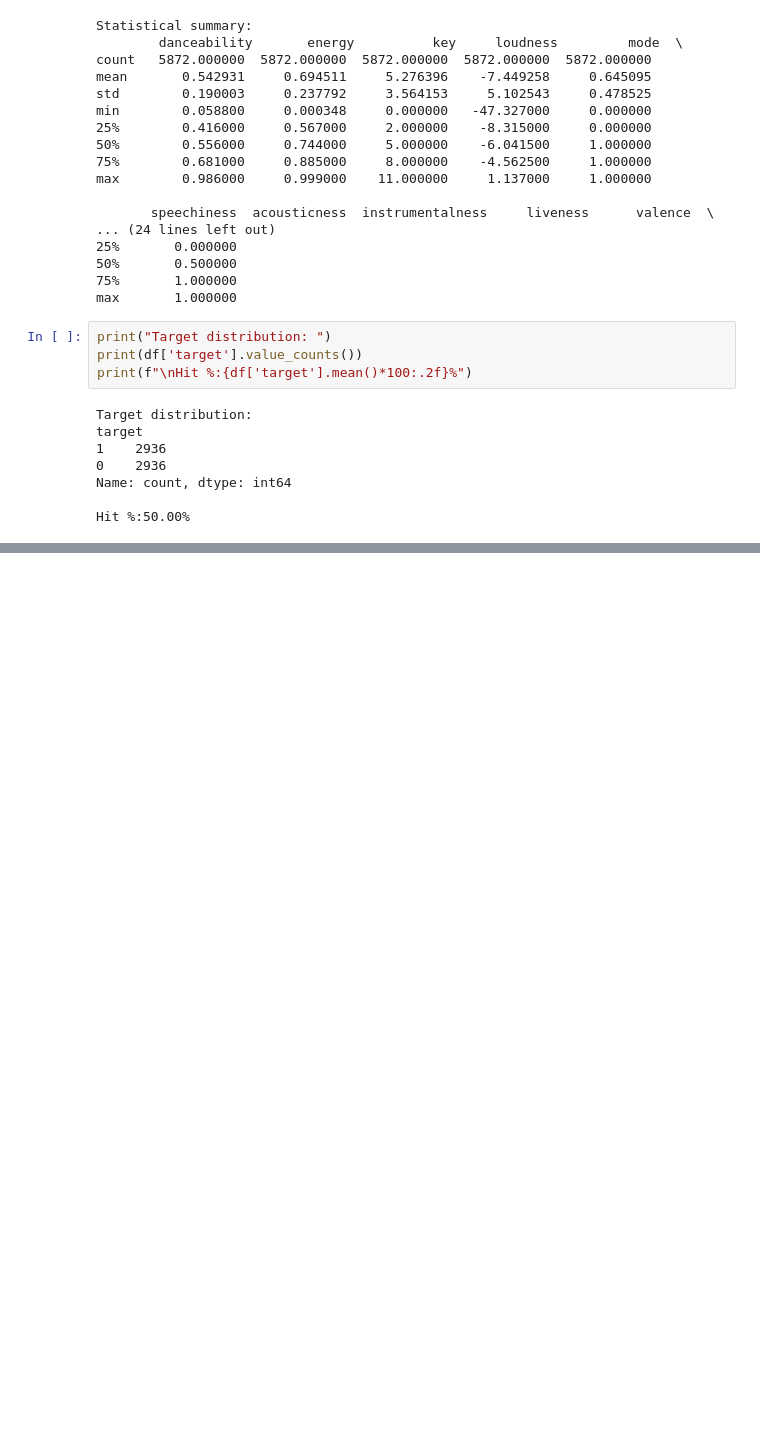
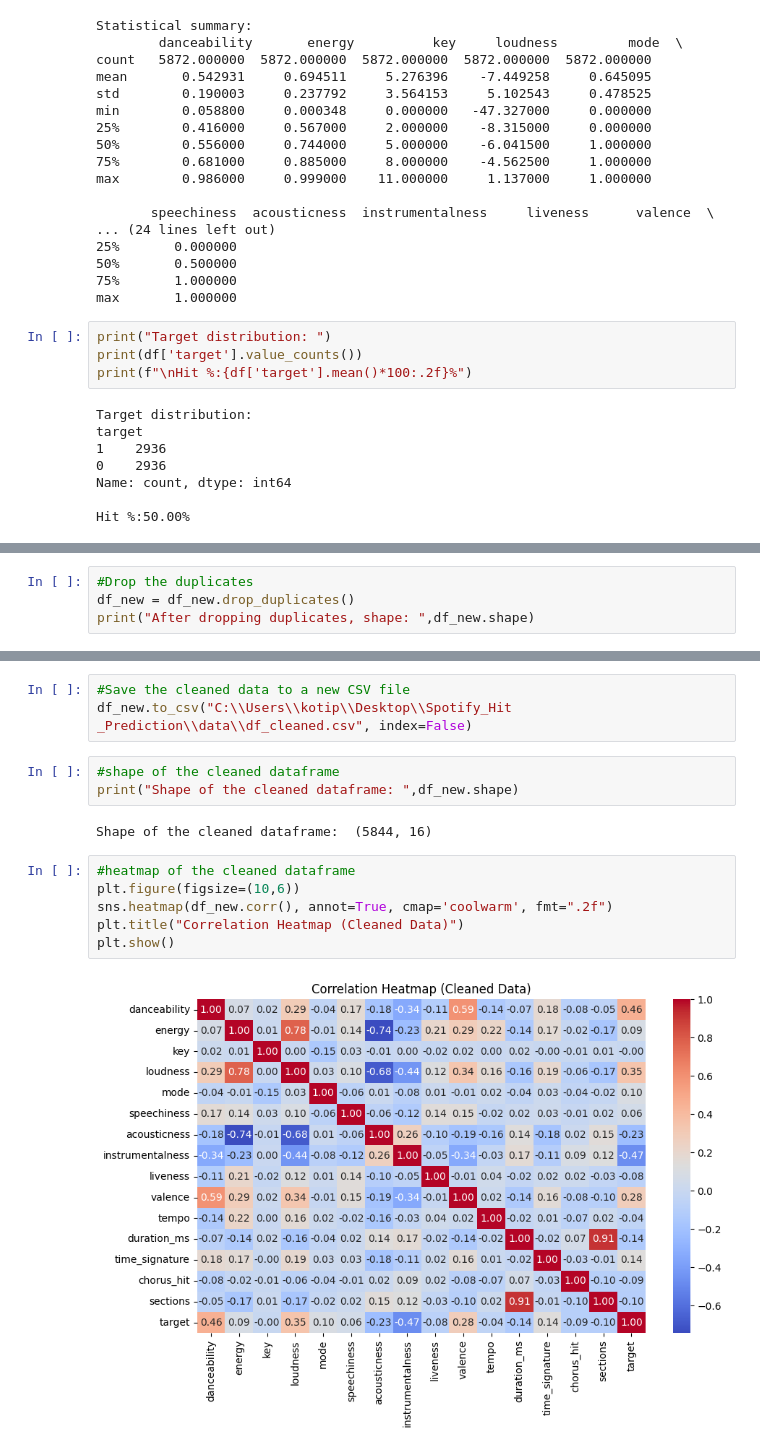
Before and after one commit to Ramadas7/Spotify-Hit-Predictor, a Jupyter notebook: notebook/spotify_hit_prediction.ipynb, the cells around one changed output, grey strips where cells are left out. Drawn from its saved outputs; the diff is of its cells as text; blank space fills up the shorter version.

Commit message:
Data Cleaning and Heat map Done!!

```diff
--- a/notebook/spotify_hit_prediction.ipynb
+++ b/notebook/spotify_hit_prediction.ipynb
@@ -102,0 +188,4 @@ Hit %:50.00%
+# %%
+#Drop the duplicates
+df_new = df_new.drop_duplicates()
+print("After dropping duplicates, shape: ",df_new.shape)
@@ -102,0 +218,16 @@ Hit %:50.00%
+# %%
+#Save the cleaned data to a new CSV file
+df_new.to_csv("C:\\Users\\kotip\\Desktop\\Spotify_Hit _Prediction\\data\\df_cleaned.csv", index=False)
+# %%
+#shape of the cleaned dataframe
+print("Shape of the cleaned dataframe: ",df_new.shape)
+# %% [output]
+Shape of the cleaned dataframe:  (5844, 16)
+# %%
+#heatmap of the cleaned dataframe
+plt.figure(figsize=(10,6))
+sns.heatmap(df_new.corr(), annot=True, cmap='coolwarm', fmt=".2f")
+plt.title("Correlation Heatmap (Cleaned Data)")
+plt.show()
+# %% [output]
+[figure, added]
```
Also changed, not shown: parts of 10 cells of this notebook.
